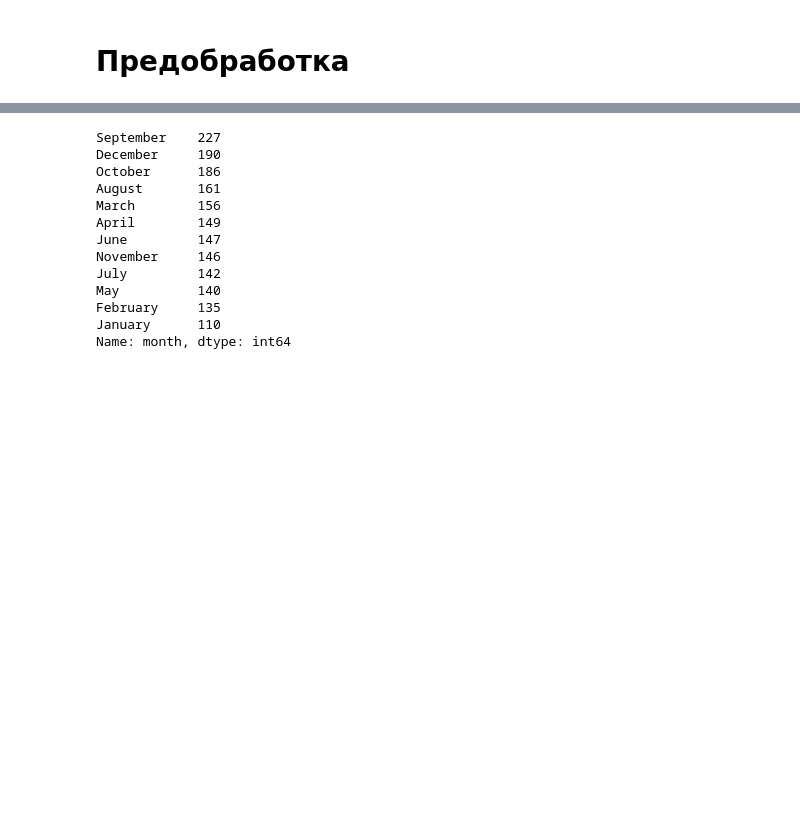
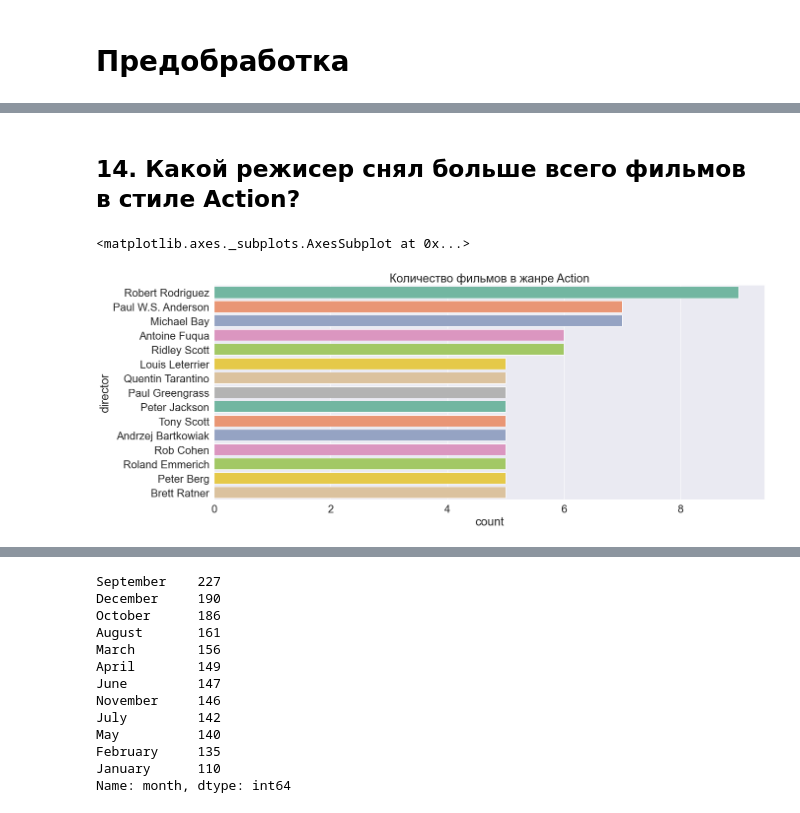
Before and after one commit to IvanAleshin/Skillfactory_projects, a Jupyter notebook: module_1/Film analysis.ipynb, the cells around one changed output, grey strips where cells are left out. Cells and saved outputs as stored; diff of their text form; code cells hidden in the pictures; blank space fills up the shorter version.

```diff
--- a/module_1/Film analysis.ipynb
+++ b/module_1/Film analysis.ipynb
@@ -311,0 +297,19 @@ Name: revenue, Length: 466, dtype: int64
+# %% [markdown]
+## 14. Какой режисер снял больше всего фильмов в стиле Action?
+# %%
+data_action = data_genres[data_genres['genres'] == 'Action']
+data_act_dir = data_action.explode('director')
+data_act_dir['director'].value_counts()
+
+
+# Построим график для первых 15-ти режиссеров по количеству
+sns.set(font_scale=2)
+plt.subplots(figsize=(20, 8))
+plt.title('Количество фильмов в жанре Action')
+sns.countplot(y="director",
+              data=data_act_dir,
+              order=data_act_dir.director.value_counts()[:15].index,
+              palette='Set2')
+# %% [output]
+<matplotlib.axes._subplots.AxesSubplot at 0x...>
+[figure, added]
```
Also changed, not shown: parts of 131 cells of this notebook, 1 other file.
